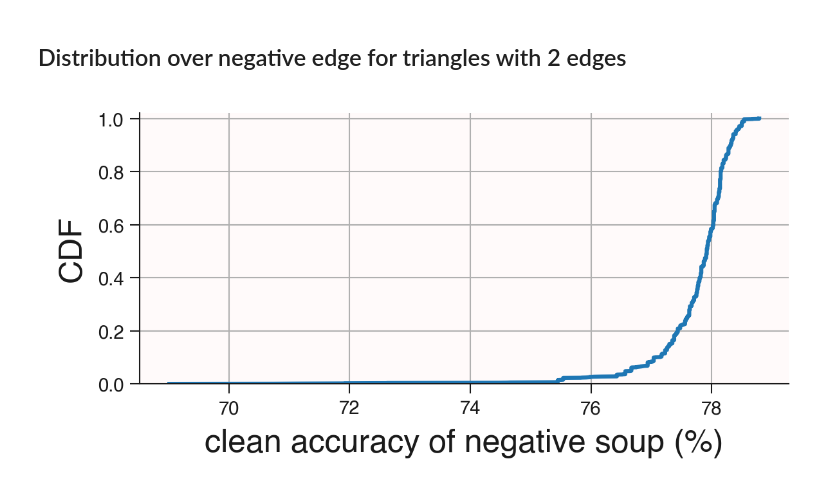
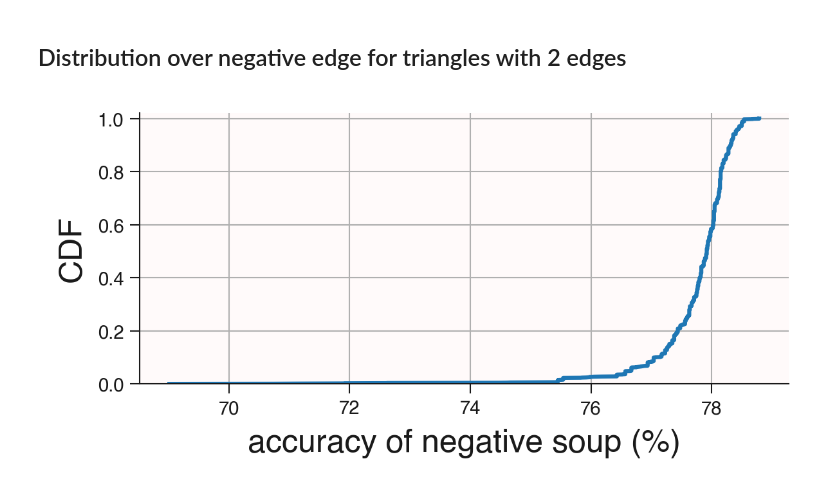
Before and after one commit to chipnbits/too-salty, a Jupyter notebook: notebooks/4. Transitivity.ipynb, the cells around one changed output. Cells and saved outputs as stored; diff of their text form; code cells hidden in the pictures.

Commit message:
remove clean in figure

```diff
--- a/notebooks/4. Transitivity.ipynb
+++ b/notebooks/4. Transitivity.ipynb
@@ -497,16 +497,16 @@ neg_edge_soup_acc = neg_edge_soup_acc[~np.isnan(neg_edge_soup_acc)]
 # %%
 acc_sorted = np.sort(neg_edge_soup_acc)
 cdf = np.arange(1, acc_sorted.size + 1) / acc_sorted.size
 
 fig, ax = plt.subplots(figsize=(4,2))
 ax.plot(acc_sorted, cdf)
 
-ax.set_xlabel('clean accuracy of negative soup (%)', fontsize=12)
+ax.set_xlabel('accuracy of negative soup (%)', fontsize=12)
 ax.set_ylabel('CDF', fontsize=12)
 ax.set_ylim(0, 1.02)
 
 plt.tight_layout()
 plt.savefig('../iclr_report/figures/transitivity_neg_edge_acc_cdf.pdf')
 plt.show()
 # %% [output]
-[figure, old version]
+[figure, new version]
```
Also changed, not shown: 1 other file.
